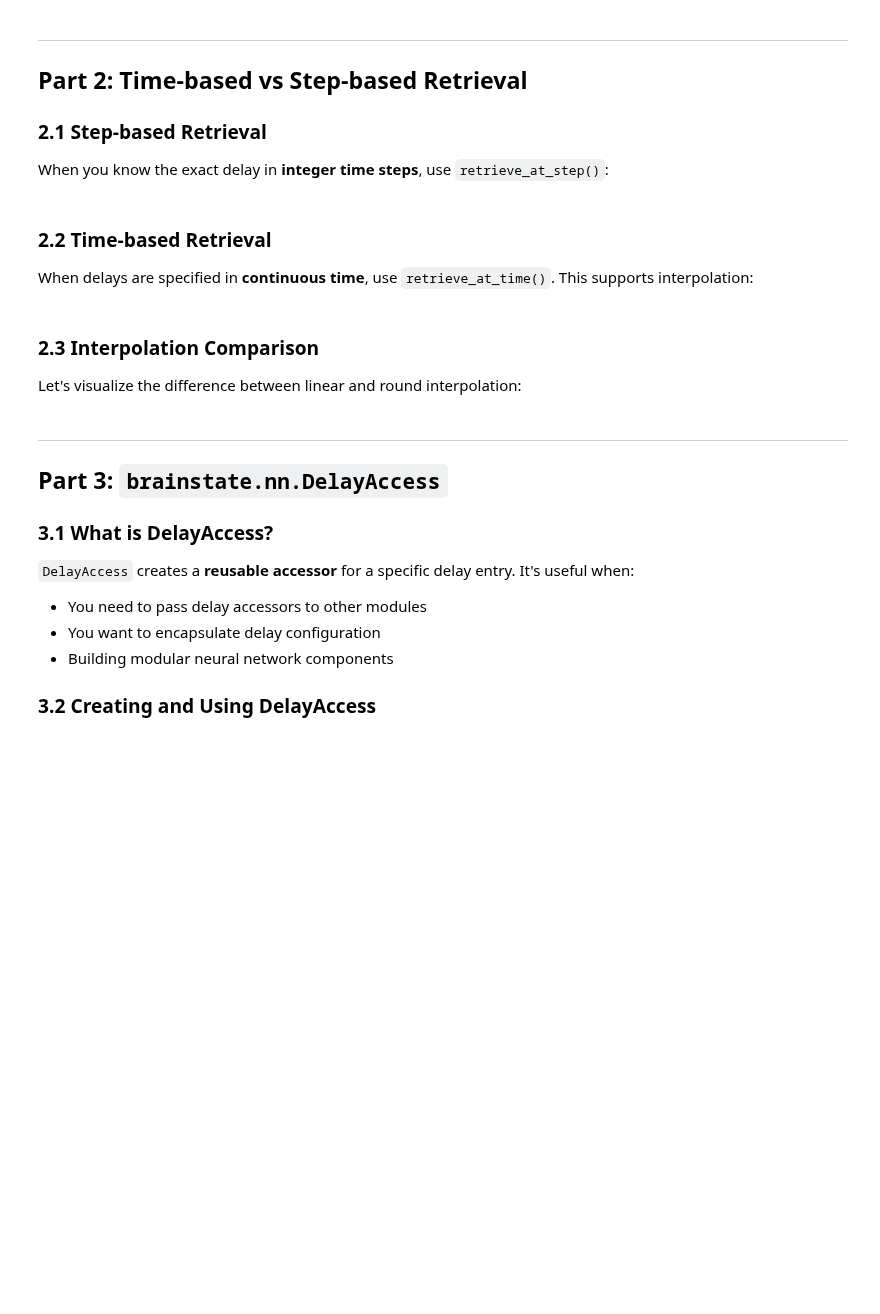
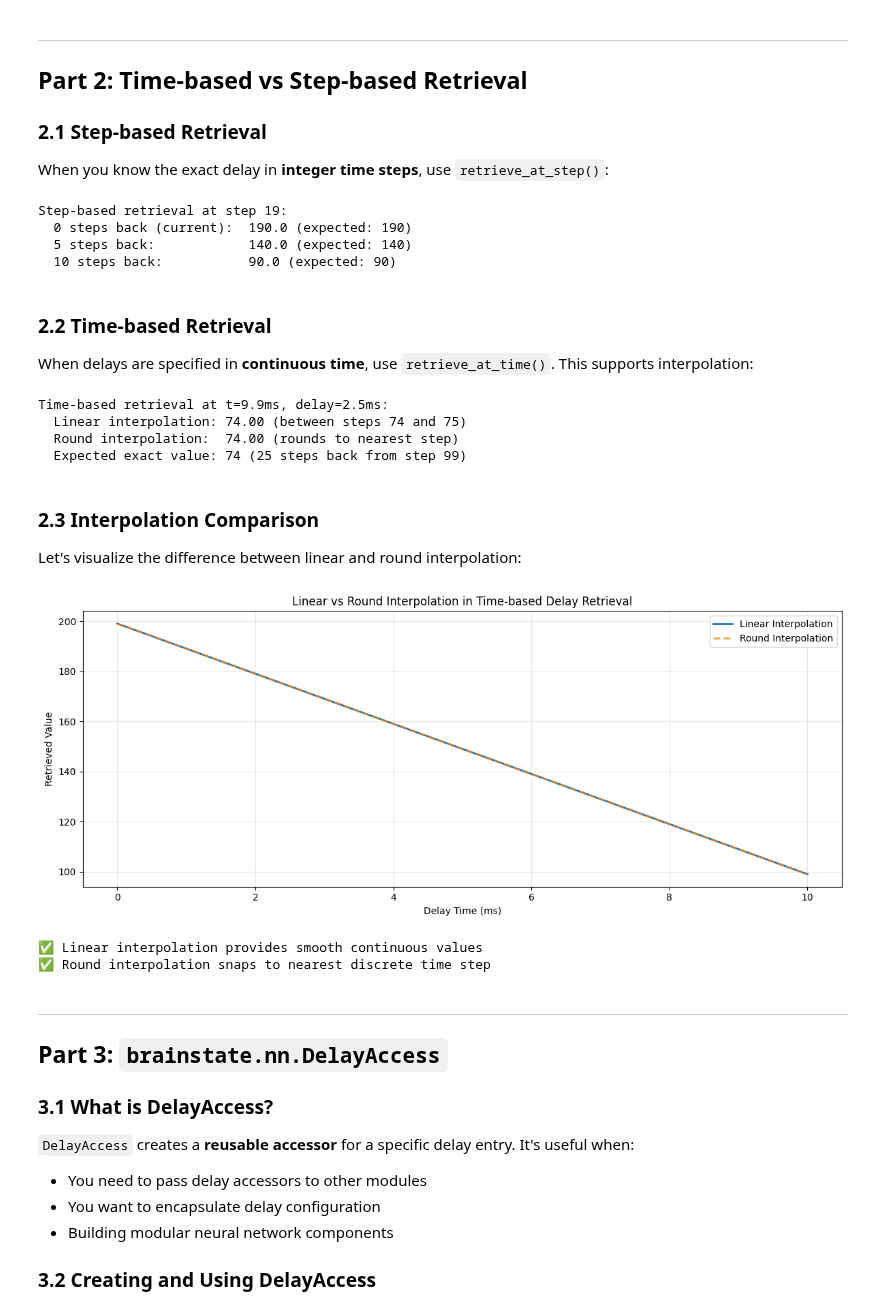
Before and after one commit to chaobrain/brainstate, a Jupyter notebook: docs/tutorials/neural_networks/06_delay_basics.ipynb, the cells around one changed output. Drawn from its saved outputs; the diff is of its cells as text; code cells hidden in the pictures; blank space fills up the shorter version.

```diff
--- a/docs/tutorials/neural_networks/06_delay_basics.ipynb
+++ b/docs/tutorials/neural_networks/06_delay_basics.ipynb
@@ -181,7 +189,7 @@ print("✅ Delay buffer successfully stores and retrieves delayed values")
 Let's compare both:
 # %%
 # Create two delay buffers with different methods
-delay_rotation = bst.nn.Delay(
+delay_rotation = brainstate.nn.Delay(
     target_info=jnp.array([0.0]),
     time=5.0 * u.ms,
     delay_method='rotation'
@@ -189,7 +197,7 @@ delay_rotation = bst.nn.Delay(
 delay_rotation.register_entry('test', 3.0 * u.ms)
 delay_rotation.init_state()
 
-delay_concat = bst.nn.Delay(
+delay_concat = brainstate.nn.Delay(
     target_info=jnp.array([0.0]),
     time=5.0 * u.ms,
     delay_method='concat'
@@ -200,7 +208,7 @@ delay_concat.init_state()
 # Simulate 10 steps
 print("Comparing rotation vs concatenation methods:\n")
 for i in range(10):
-    bst.environ.set(i=i)
+    brainstate.environ.set(i=i)
 
     # Update both with same value
     value = jnp.array([float(i)])
@@ -223,7 +246,7 @@ print("\n✅ Both methods produce identical results")
 
 When you know the exact delay in **integer time steps**, use `retrieve_at_step()`:
 # %%
-delay_buffer = bst.nn.Delay(
+delay_buffer = brainstate.nn.Delay(
     target_info=jnp.array([0.0]),
     time=10.0 * u.ms,
 )
@@ -231,11 +254,11 @@ delay_buffer.init_state()
 
 # Populate buffer
 for i in range(20):
-    bst.environ.set(i=i)
+    brainstate.environ.set(i=i)
     delay_buffer.update(jnp.array([float(i * 10)]))
 
 # Retrieve by step (integer delay)
-bst.environ.set(i=19)  # At step 19
+brainstate.environ.set(i=19)  # At step 19
 current = delay_buffer.retrieve_at_step(0)      # 0 steps back
 delayed_5 = delay_buffer.retrieve_at_step(5)    # 5 steps back
 delayed_10 = delay_buffer.retrieve_at_step(10)  # 10 steps back
@@ -244,13 +267,18 @@ print("Step-based retrieval at step 19:")
 print(f"  0 steps back (current):  {current[0]:.1f} (expected: {19*10})")
 print(f"  5 steps back:            {delayed_5[0]:.1f} (expected: {(19-5)*10})")
 print(f"  10 steps back:           {delayed_10[0]:.1f} (expected: {(19-10)*10})")
+# %% [output]
+Step-based retrieval at step 19:
+  0 steps back (current):  190.0 (expected: 190)
+  5 steps back:            140.0 (expected: 140)
+  10 steps back:           90.0 (expected: 90)
 # %% [markdown]
 ### 2.2 Time-based Retrieval
 
 When delays are specified in **continuous time**, use `retrieve_at_time()`. This supports interpolation:
 # %%
 # Create delay with linear interpolation
-delay_linear = bst.nn.Delay(
+delay_linear = brainstate.nn.Delay(
     target_info=jnp.array([0.0]),
     time=5.0 * u.ms,
     interp_method='linear_interp'  # Linear interpolation
@@ -258,7 +286,7 @@ delay_linear = bst.nn.Delay(
 delay_linear.init_state()
 
 # Create delay with round interpolation
-delay_round = bst.nn.Delay(
+delay_round = brainstate.nn.Delay(
     target_info=jnp.array([0.0]),
     time=5.0 * u.ms,
     interp_method='round'  # Round to nearest step
@@ -267,15 +295,15 @@ delay_round.init_state()
 
 # Populate both buffers
 for i in range(100):
-    t = i * bst.environ.get_dt()
-    bst.environ.set(i=i, t=t)
+    t = i * brainstate.environ.get_dt()
+    brainstate.environ.set(i=i, t=t)
     value = jnp.array([float(i)])
     delay_linear.update(value)
     delay_round.update(value)
 
 # Retrieve at non-integer delay times
-t_current = 99 * bst.environ.get_dt()
-bst.environ.set(i=99, t=t_current)
+t_current = 99 * brainstate.environ.get_dt()
+brainstate.environ.set(i=99, t=t_current)
 
 delay_time = 2.5 * u.ms  # 2.5ms = 25 steps (non-integer at 0.1ms resolution)
 target_time = t_current - delay_time
@@ -287,56 +315,65 @@ print(f"Time-based retrieval at t={float(t_current / u.ms):.1f}ms, delay={float(
 print(f"  Linear interpolation: {val_linear:.2f} (between steps 74 and 75)")
 print(f"  Round interpolation:  {val_round:.2f} (rounds to nearest step)")
 print(f"  Expected exact value: {99 - 25} (25 steps back from step 99)")
+# %% [output]
+Time-based retrieval at t=9.9ms, delay=2.5ms:
+  Linear interpolation: 74.00 (between steps 74 and 75)
+  Round interpolation:  74.00 (rounds to nearest step)
+  Expected exact value: 74 (25 steps back from step 99)
 # %% [markdown]
 ### 2.3 Interpolation Comparison
 
 Let's visualize the difference between linear and round interpolation:
 # %%
 # Create delays with different interpolation
-delay_linear = bst.nn.Delay(jnp.array([0.0]), time=10.0 * u.ms, interp_method='linear_interp')
-delay_round = bst.nn.Delay(jnp.array([0.0]), time=10.0 * u.ms, interp_method='round')
+delay_linear = brainstate.nn.Delay(jnp.array([0.0]), time=10.0 * u.ms, interp_method='linear_interp')
+delay_round = brainstate.nn.Delay(jnp.array([0.0]), time=10.0 * u.ms, interp_method='round')
 delay_linear.init_state()
 delay_round.init_state()
 
 # Populate with ramp signal
 for i in range(200):
-    t = i * bst.environ.get_dt()
-    bst.environ.set(i=i, t=t)
+    t = i * brainstate.environ.get_dt()
+    brainstate.environ.set(i=i, t=t)
     value = jnp.array([float(i)])
     delay_linear.update(value)
     delay_round.update(value)
 
 # Test various delay times (non-integer steps)
-t_now = 199 * bst.environ.get_dt()
-bst.environ.set(i=199, t=t_now)
+t_now = 199 * brainstate.environ.get_dt()
+brainstate.environ.set(i=199, t=t_now)
 
 delay_times_ms = jnp.linspace(0.0, 10.0, 101)  # 0 to 10ms
 linear_vals = []
 round_vals = []
 
 for delay_ms in delay_times_ms:
     delay_time = delay_ms * u.ms
     target_time = t_now - delay_time
 
     val_linear = delay_linear.retrieve_at_time(target_time)[0]
     val_round = delay_round.retrieve_at_time(target_time)[0]
 
     linear_vals.append(float(val_linear))
     round_vals.append(float(val_round))
 
 plt.figure(figsize=(12, 5))
 plt.plot(delay_times_ms, linear_vals, label='Linear Interpolation', linewidth=2)
 plt.plot(delay_times_ms, round_vals, label='Round Interpolation', linewidth=2, alpha=0.7, linestyle='--')
 plt.xlabel('Delay Time (ms)')
 plt.ylabel('Retrieved Value')
 plt.title('Linear vs Round Interpolation in Time-based Delay Retrieval')
 plt.legend()
 plt.grid(True, alpha=0.3)
 plt.tight_layout()
 plt.show()
 
 print("✅ Linear interpolation provides smooth continuous values")
 print("✅ Round interpolation snaps to nearest discrete time step")
+# %% [output]
+[figure, added]
+✅ Linear interpolation provides smooth continuous values
+✅ Round interpolation snaps to nearest discrete time step
 # %% [markdown]
 ---
 
```
Also changed, not shown: parts of 13 cells of this notebook, 1 other file.
